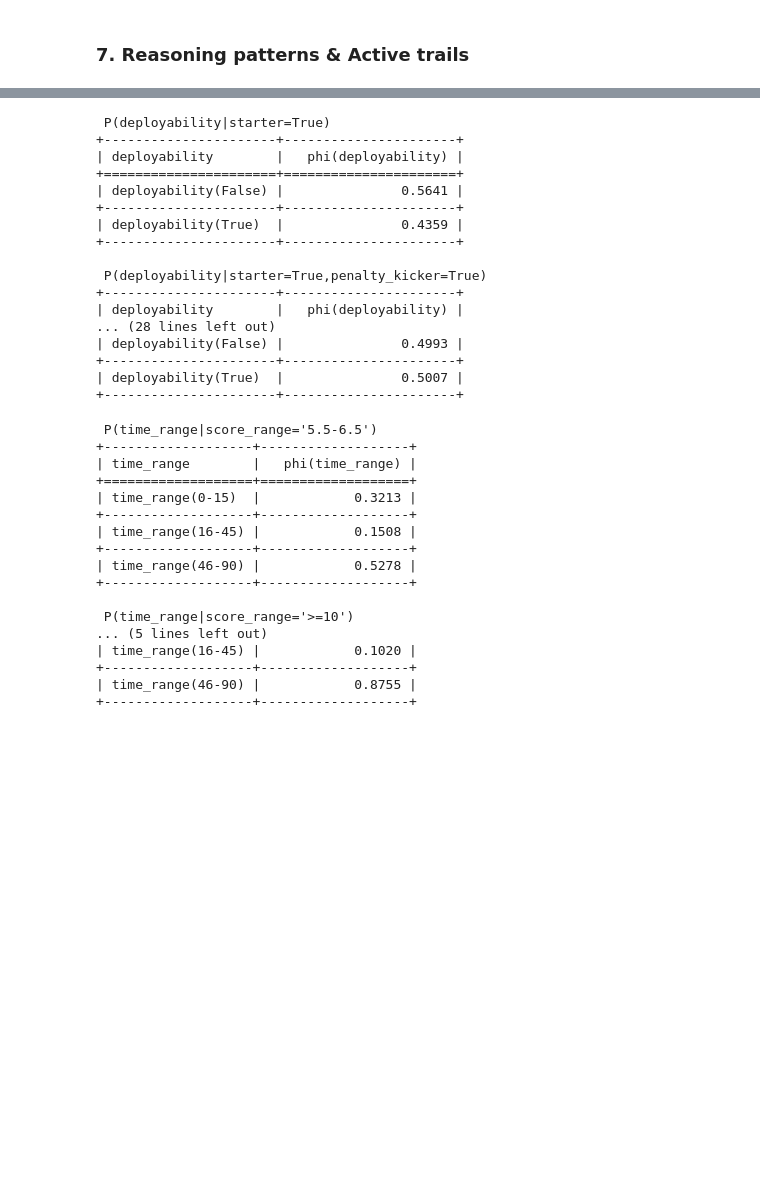
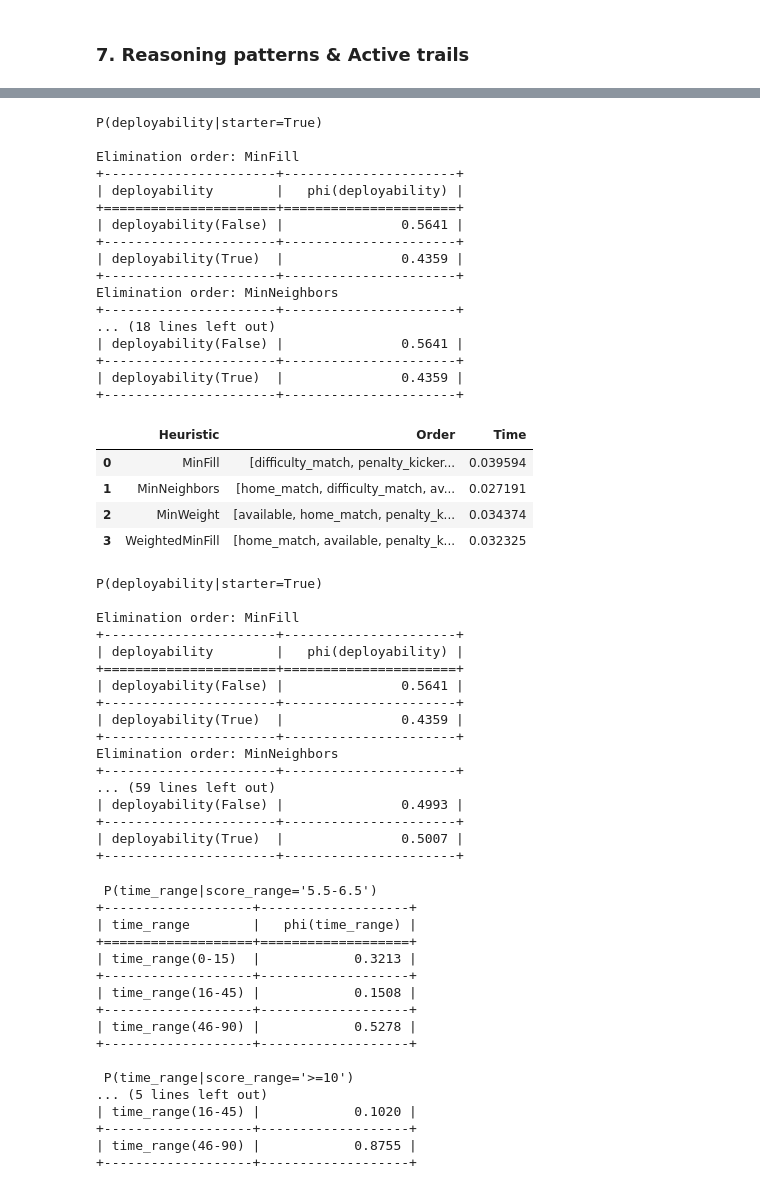
Before and after one commit to SalvoPisciotta/FantaBayesianNet, a Jupyter notebook: src/FantaBayesianNet.ipynb, the cells around one changed output, grey strips where cells are left out. Saved outputs shown, nothing was run; the diff lists cells and outputs as text; code cells hidden in the pictures; blank space fills up the shorter version.

Commit message:
Comparing different kind of ordering heuristics for Variable elimination algorithm

```diff
--- a/src/FantaBayesianNet.ipynb
+++ b/src/FantaBayesianNet.ipynb
@@ -411,3 +425,52 @@ model.local_independencies(nodes)
+# %%
+def compare_query(model,variables, evidence, title):
+   # showing query with different elimination order
+   inference = VariableElimination(model)
+   heuristics = ['MinFill', 'MinNeighbors','MinWeight','WeightedMinFill']
+   ordering = []
+   execution_time = []
+   print("{}\n".format(title))
+   for heuristic in heuristics:
+     print("Elimination order: {}".format(heuristic))
+     start = time.time()
+     print(inference.query(variables=variables,
+                      evidence=evidence,
+                      elimination_order=heuristic,
+                      show_progress=False))
+     execution_time.append(time.time() - start)
+     ordering.append(inference._get_elimination_order(variables=variables,
+                                        evidence=evidence,
+                                        elimination_order=heuristic,
+                                        show_progress=False))
+   d = {'Heuristic':heuristics, 'Order':ordering, 'Time':execution_time}
+   df = pd.DataFrame(data=d)
+   return df
+# %%
+df = compare_query(model, ['deployability'], {'starter': True}, 'P(deployability|starter=True)')
+df
+# %% [output]
+P(deployability|starter=True)
+
+Elimination order: MinFill
++----------------------+----------------------+
+| deployability        |   phi(deployability) |
++======================+======================+
+| deployability(False) |               0.5641 |
++----------------------+----------------------+
+| deployability(True)  |               0.4359 |
++----------------------+----------------------+
+Elimination order: MinNeighbors
++----------------------+----------------------+
+... (18 lines left out)
+| deployability(False) |               0.5641 |
++----------------------+----------------------+
+| deployability(True)  |               0.4359 |
++----------------------+----------------------+
+|  | Heuristic | Order | Time |
+| 0 | MinFill | [difficulty_match, penalty_kicker... | 0.039594 |
+| 1 | MinNeighbors | [home_match, difficulty_match, av... | 0.027191 |
+| 2 | MinWeight | [available, home_match, penalty_k... | 0.034374 |
+| 3 | WeightedMinFill | [home_match, available, penalty_k... | 0.032325 |
 # %%
 inference = VariableElimination(model)
 # %%
@@ -415,9 +478,8 @@ inference = VariableElimination(model)
 
 print("\n P(deployability|starter=True)")
 print(inference.query(['deployability']
-                      ,{'starter': True}
-                      ,show_progress=False
-                      ))
+                     ,{'starter': True}
+                     ))
 
 print("\n P(deployability|starter=True,penalty_kicker=True)")
 print(inference.query(['deployability']
@@ -448,7 +510,9 @@ print(inference.query(['deployability']
 
 #We can see that we prefer to insert in our starter team a player that plays a match at home and he is a starter and penalty kicker for his team.
 # %% [output]
- P(deployability|starter=True)
+P(deployability|starter=True)
+
+Elimination order: MinFill
 +----------------------+----------------------+
 | deployability        |   phi(deployability) |
 +======================+======================+
@@ -456,11 +520,9 @@ print(inference.query(['deployability']
 +----------------------+----------------------+
 | deployability(True)  |               0.4359 |
 +----------------------+----------------------+
-
- P(deployability|starter=True,penalty_kicker=True)
+Elimination order: MinNeighbors
 +----------------------+----------------------+
-| deployability        |   phi(deployability) |
-... (28 lines left out)
+... (59 lines left out)
 | deployability(False) |               0.4993 |
 +----------------------+----------------------+
 | deployability(True)  |               0.5007 |
```
Also changed, not shown: parts of 8 cells of this notebook.
